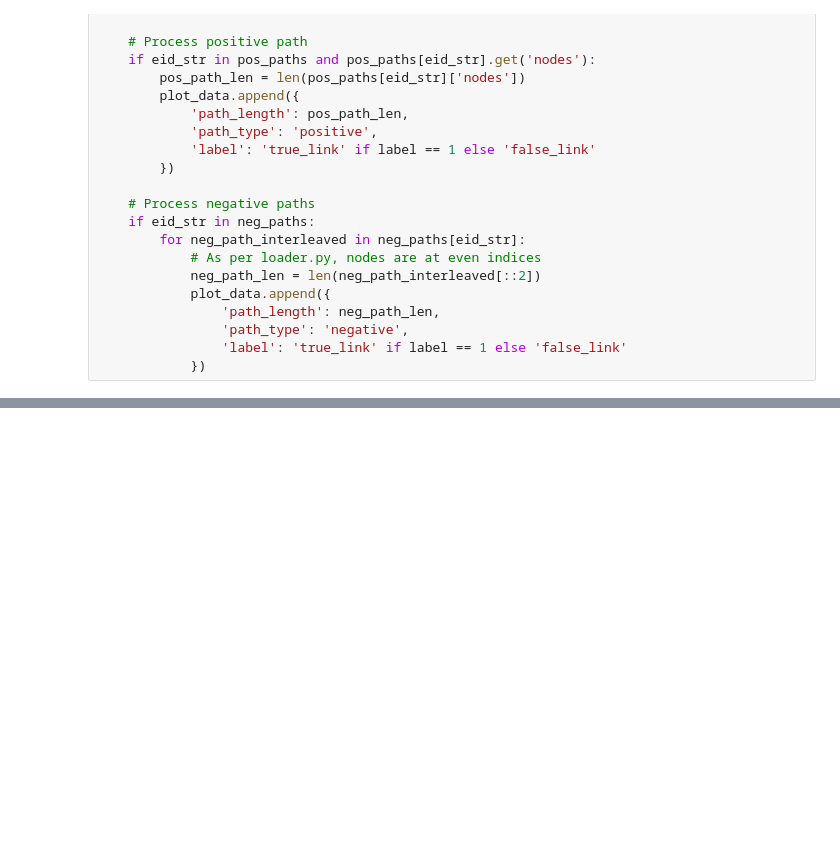
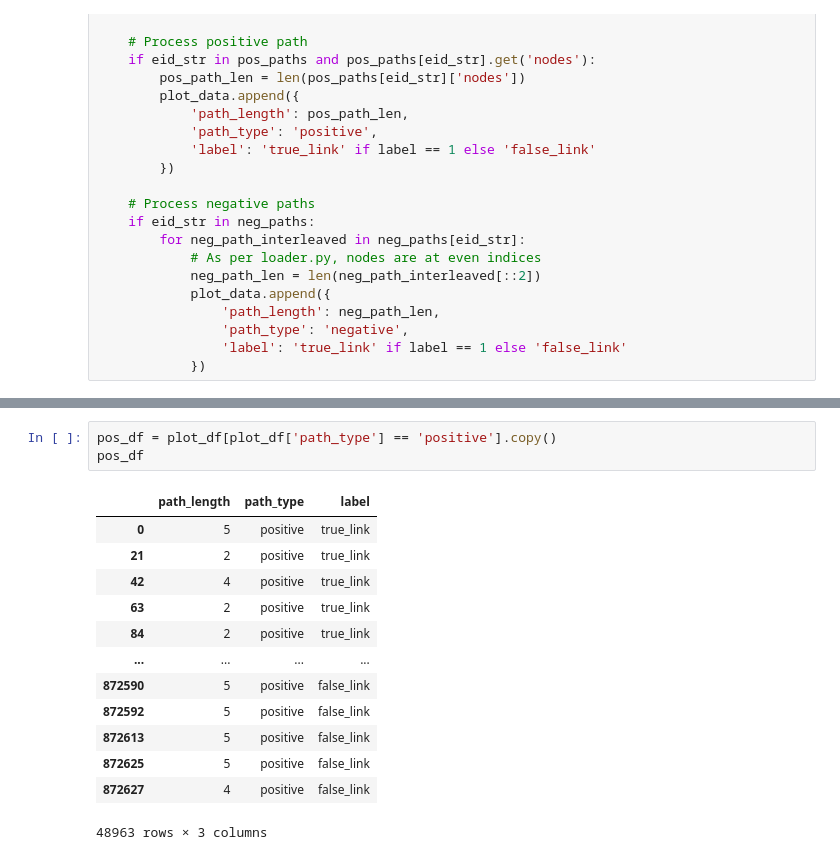
Before and after one commit to HaiDang2001VN/tkgc-art, a Jupyter notebook: v4/analyze.ipynb, the cells around one changed output, grey strips where cells are left out. Cells and saved outputs as stored; diff of their text form; blank space fills up the shorter version.

```diff
--- a/v4/analyze.ipynb
+++ b/v4/analyze.ipynb
@@ -94,0 +146,17 @@ else:
+# %%
+pos_df = plot_df[plot_df['path_type'] == 'positive'].copy()
+pos_df
+# %% [output]
+|  | path_length | path_type | label |
+| 0 | 5 | positive | true_link |
+| 21 | 2 | positive | true_link |
+| 42 | 4 | positive | true_link |
+| 63 | 2 | positive | true_link |
+| 84 | 2 | positive | true_link |
+| ... | ... | ... | ... |
+| 872590 | 5 | positive | false_link |
+| 872592 | 5 | positive | false_link |
+| 872613 | 5 | positive | false_link |
+| 872625 | 5 | positive | false_link |
+| 872627 | 4 | positive | false_link |
+48963 rows × 3 columns
```
Also changed, not shown: parts of 12 cells of this notebook, 3 other files.
